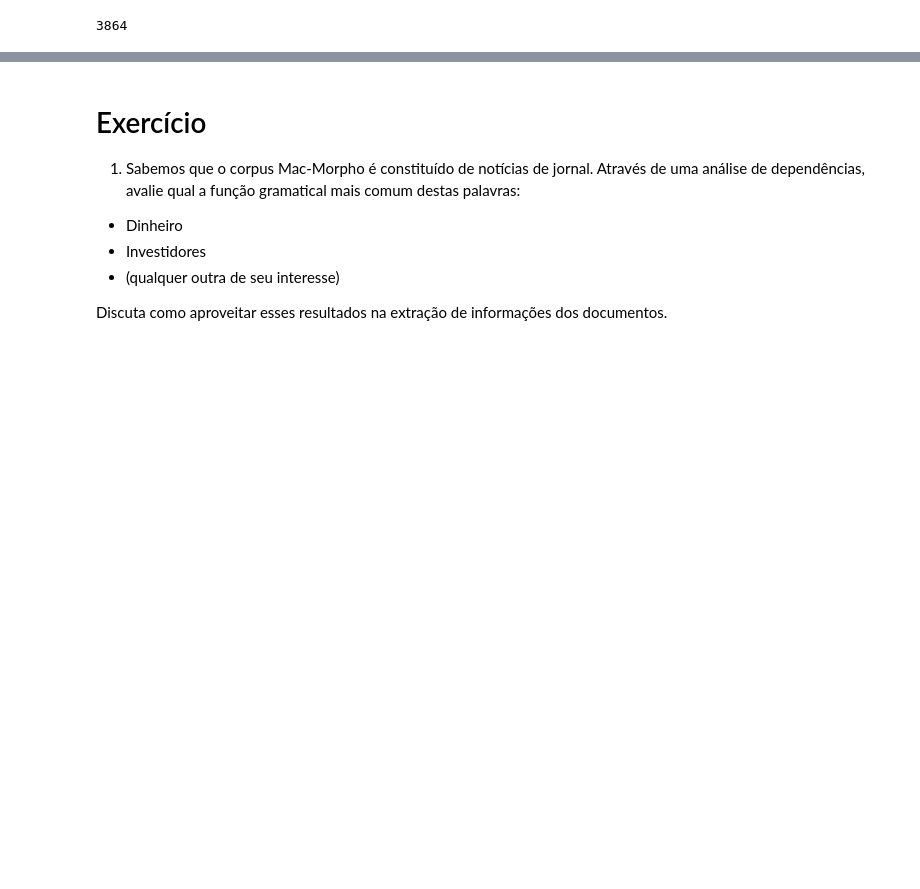
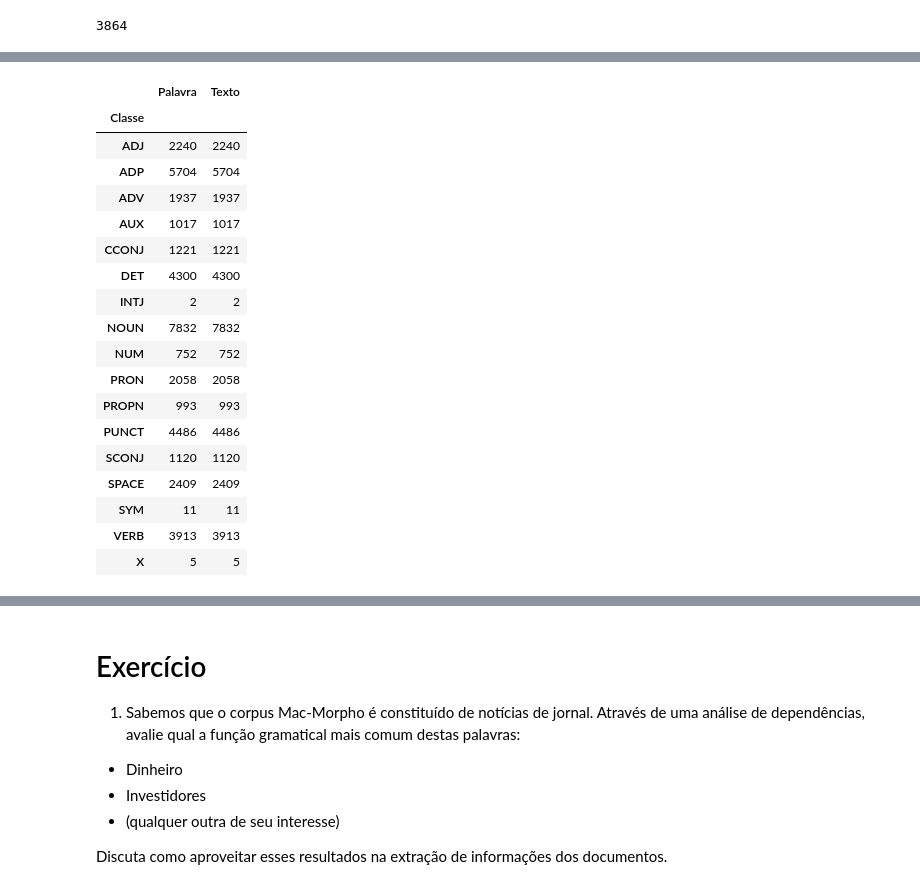
Before and after one commit to brunorosilva/ai_especialization_usp, a Jupyter notebook: IAD-010-Redes_Neurais_Recorrentes_e_Processamento_de_Linguagem_Natural/Trabalhos Resolvidos/Trabalho-1/POS_tagging_e_Dependências.ipynb, the cells around one changed output, grey strips where cells are left out. Saved outputs shown, nothing was run; the diff lists cells and outputs as text; code cells hidden in the pictures; blank space fills up the shorter version.

```diff
--- a/IAD-010-Redes_Neurais_Recorrentes_e_Processamento_de_Linguagem_Natural/Trabalhos Resolvidos/Trabalho-1/POS_tagging_e_Dependências.ipynb
+++ b/IAD-010-Redes_Neurais_Recorrentes_e_Processamento_de_Linguagem_Natural/Trabalhos Resolvidos/Trabalho-1/POS_tagging_e_Dependências.ipynb
@@ -97,0 +355,9 @@ output_path.open("w", encoding="utf-8").write(svg)
+# %%
+df = pd.DataFrame()
+for token in doc[1000:41000]:
+    temp = pd.DataFrame({
+        "Palavra":token.text,
+        "Classe":token.pos_,
+        "Texto":"Abolic",
+    }, index=[0])
+    df = df.append(temp, ignore_index=False)
@@ -97,0 +366,22 @@ output_path.open("w", encoding="utf-8").write(svg)
+# %%
+df.groupby("Classe").count()
+# %% [output]
+|  | Palavra | Texto |
+| Classe |  |  |
+| ADJ | 2240 | 2240 |
+| ADP | 5704 | 5704 |
+| ADV | 1937 | 1937 |
+| AUX | 1017 | 1017 |
+| CCONJ | 1221 | 1221 |
+| DET | 4300 | 4300 |
+| INTJ | 2 | 2 |
+| NOUN | 7832 | 7832 |
+| NUM | 752 | 752 |
+| PRON | 2058 | 2058 |
+| PROPN | 993 | 993 |
+| PUNCT | 4486 | 4486 |
+| SCONJ | 1120 | 1120 |
+| SPACE | 2409 | 2409 |
+| SYM | 11 | 11 |
+| VERB | 3913 | 3913 |
+| X | 5 | 5 |
```
Also changed, not shown: parts of 46 cells of this notebook, 5 other files.
